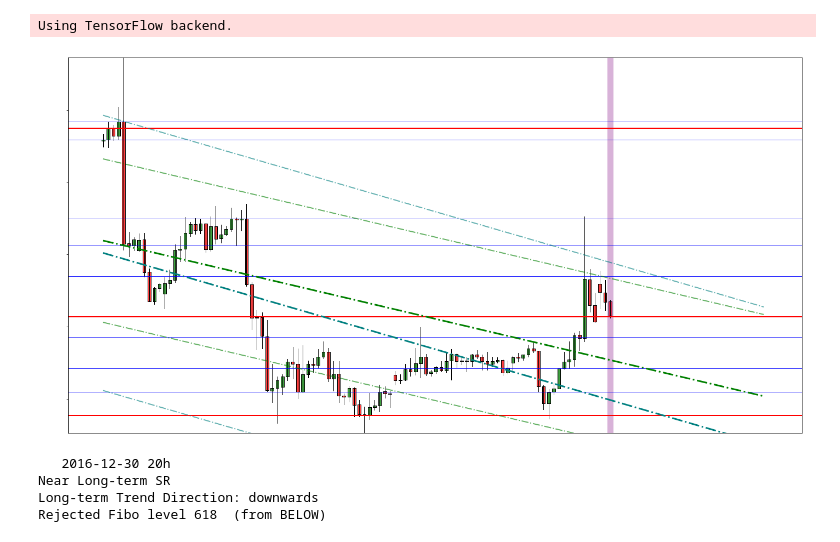
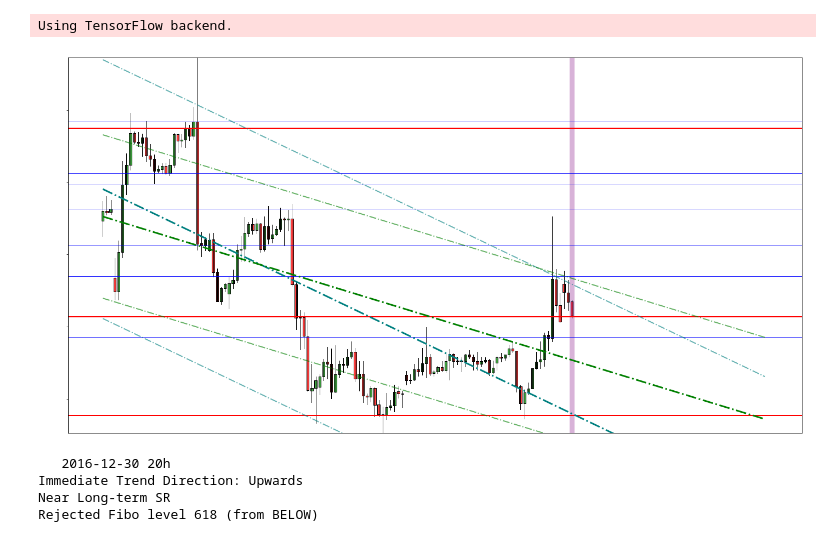
Before and after one commit to recorn007/trading-analysis, a Jupyter notebook: Current datetime.ipynb, the cells around one changed output. Drawn from its saved outputs; the diff is of its cells as text; code cells hidden in the pictures.

```diff
--- a/Current datetime.ipynb
+++ b/Current datetime.ipynb
@@ -27,7 +27,7 @@ cols = ['Candle Pattern', 'Same-sized Candle Trend Rejection', 'Engulfing Patter
         'In Excess of Long-term Value Area, Counter-trend', 'Rejected Fibo level 236', 'Rejected Fibo level 382', 'Rejected Fibo level 618',
         'Closed above previous (green)', 'Close below previous (red)']
 
-min_w_lt, min_w, max_w = (len(df)-551, len(df)-101, len(df)-1)
+min_w_lt, min_w, max_w = (len(df)-551, len(df)-121, len(df)-1)
 
 df_longterm = df.iloc[min_w_lt:max_w, :].copy()
 df_window = df.iloc[min_w:max_w, :].copy()
@@ -42,7 +42,7 @@ def plot_ticks(df_window, longterm_SR, shortterm_SR, longterm_trend, lt_lower, l
     finplt.candlestick2_ohlc(ax, df_window.Open, df_window.High, df_window.Low, df_window.Close,
                              width=0.6, colorup='g', colordown='r', alpha=0.75)
     ax.autoscale_view()
-    ax.add_patch(Rectangle((99-0.5, 0), 1.2, 10, facecolor='purple', alpha=0.3))
+    ax.add_patch(Rectangle((len(df_window)-50-0.5, 0), 1.2, 10, facecolor='purple', alpha=0.3))
 # Plot the SR lines
     for line in (lt for lt in longterm_SR if lt >= min(df_window.Low) and lt <= max(df_window.High)):
         plt.axhline(y=line, color='r', linewidth=2)
@@ -67,28 +67,27 @@ def plot_ticks(df_window, longterm_SR, shortterm_SR, longterm_trend, lt_lower, l
     [i.set_color("white") for i in plt.gca().get_yticklabels()]
     plt.show()
 
-    print('   ' + str(df_window.index[99])[:13] + 'h')
-    if df_window.iloc[99, 5] != 0:
-        print(cat_map[df_window.iloc[99, 5]])
+    print('   ' + str(df_window.index[-50])[:13] + 'h')
+    if df_window.iloc[-50, 5] != 0:
+        print(cat_map[df_window.iloc[-50, 5]])
     for i in range(6, 34):
-        if i not in (8, 9) and df_window.iloc[99, i] != 0:
+        if i not in (9, 28) and df_window.iloc[-50, i] != 0:
             print(df_window.columns[i], end='')
-            if i in (8, 28): print(':', 'upwards' if df_window.iloc[99, i] == 1 else 'downwards', end='')
-            if i in (16, 17, 18, 19, 20, 21, 25, 26, 31, 32, 33): print(' (from BELOW)' if df_window.iloc[99, i] == 1 else '(from ABOVE)')
+            if i == 8: print(':', 'Upwards' if df_window.iloc[-50, i] == 1 else 'Downwards', end='')
+            if i in (16, 17, 18, 19, 20, 21, 25, 26, 31, 32, 33): print(' (from BELOW)' if df_window.iloc[-50, i] == 1 else '(from ABOVE)')
             else: print('')
 
 cat_map = {0: "No category", 1: "Hammer (body near high)", 2: "Inverted hammer (body near low)", 3: "Spinning top", 4: "Doji with close near high", 5: "Doji with close near low", 6: "Doji with close near middle", 7: "Marubozu", 8: "Hanging man", 9: "Shooting star"}
 params = {0: {'color': 'teal', 'linewidth': 3, 'alpha': 1}, 1: {'color': 'teal', 'linewidth': 2, 'alpha': 0.6}, 2: {'color': 'teal', 'linewidth': 2, 'alpha': 0.6}, 3: {'color': 'green', 'linewidth': 3, 'alpha': 1}, 4: {'color': 'green', 'linewidth': 2, 'alpha': 0.6}, 5: {'color': 'green', 'linewidth': 2, 'alpha': 0.6}}
 # %%
 warnings.simplefilter(action='ignore', category=DeprecationWarning)
-#while True:
 df_longterm, df_window, shortterm_SR, longterm_SR, shortterm_trend, st_lower, st_upper, longterm_trend, lt_lower, lt_upper, sloped_sr_lines, sloped_sr_lines_starts \
-    = new_datetime(df_longterm, df_window, df.iloc[max_w, :], pip_closeness_tol=0.0008)
-df_window_plt = df_window.reindex(np.append(df_window.index, pd.date_range(df_window.index[-1], df_window.index[-1] + dt.timedelta(days=5), freq='4H', closed='right')))
+    = new_datetime(df_longterm, df_window, df.iloc[max_w, :], pip_closeness_tol=0.0008)         # if changing periods, change everywhere in plot_ticks()
+df_window_plt = df_window.reindex(np.append(df_window.index, pd.date_range(df_window.index[-1], periods=50, freq='4H', closed='right')))
 plot_ticks(df_window_plt, longterm_SR, shortterm_SR, longterm_trend.reindex(df_window.index, axis=0), lt_lower.reindex(df_window.index, axis=0), lt_upper.reindex(df_window.index, axis=0), shortterm_trend, st_lower, st_upper, sloped_sr_lines, sloped_sr_lines_starts)
 # %% [output]
-[figure, old version]
+[figure, new version]
    2016-12-30 20h
+Immediate Trend Direction: Upwards
 Near Long-term SR
-Long-term Trend Direction: downwards
-Rejected Fibo level 618  (from BELOW)
+Rejected Fibo level 618 (from BELOW)
```
